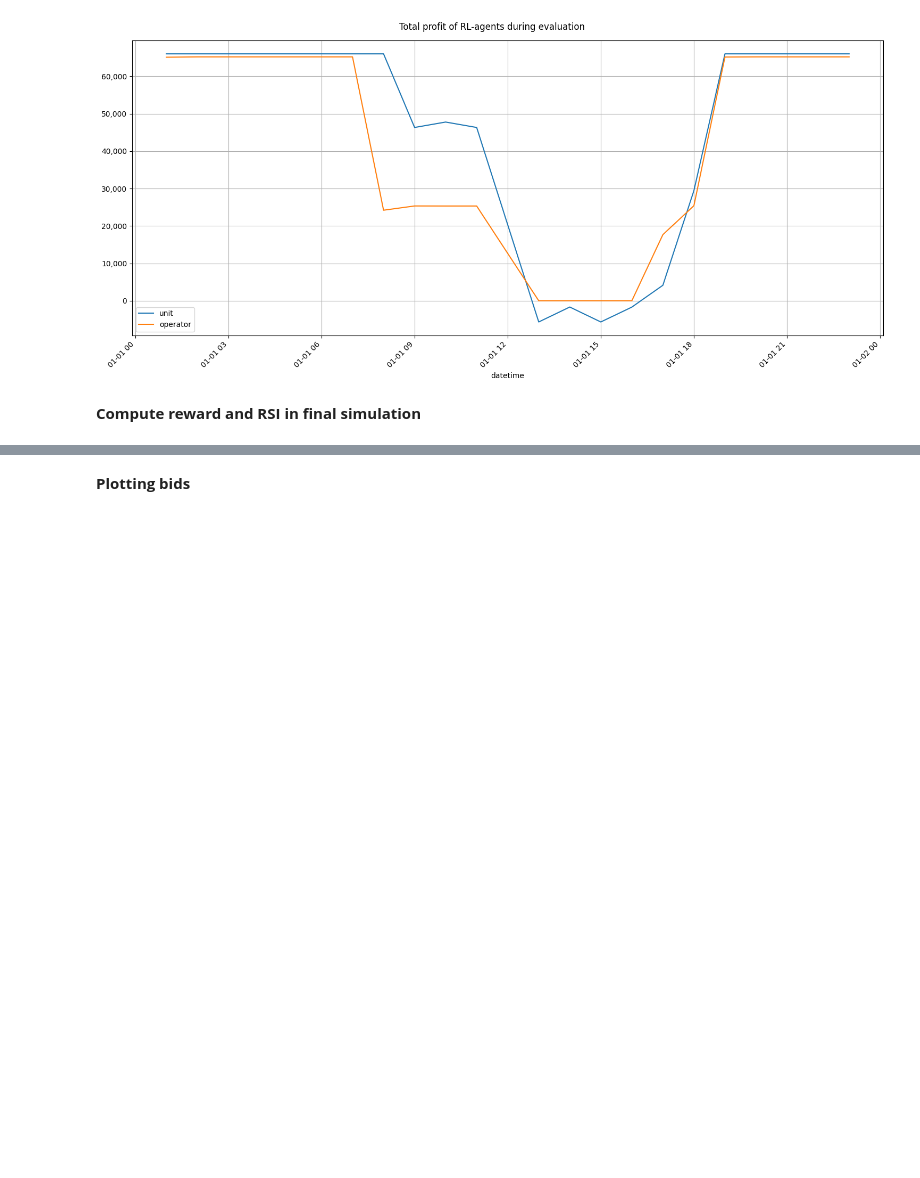
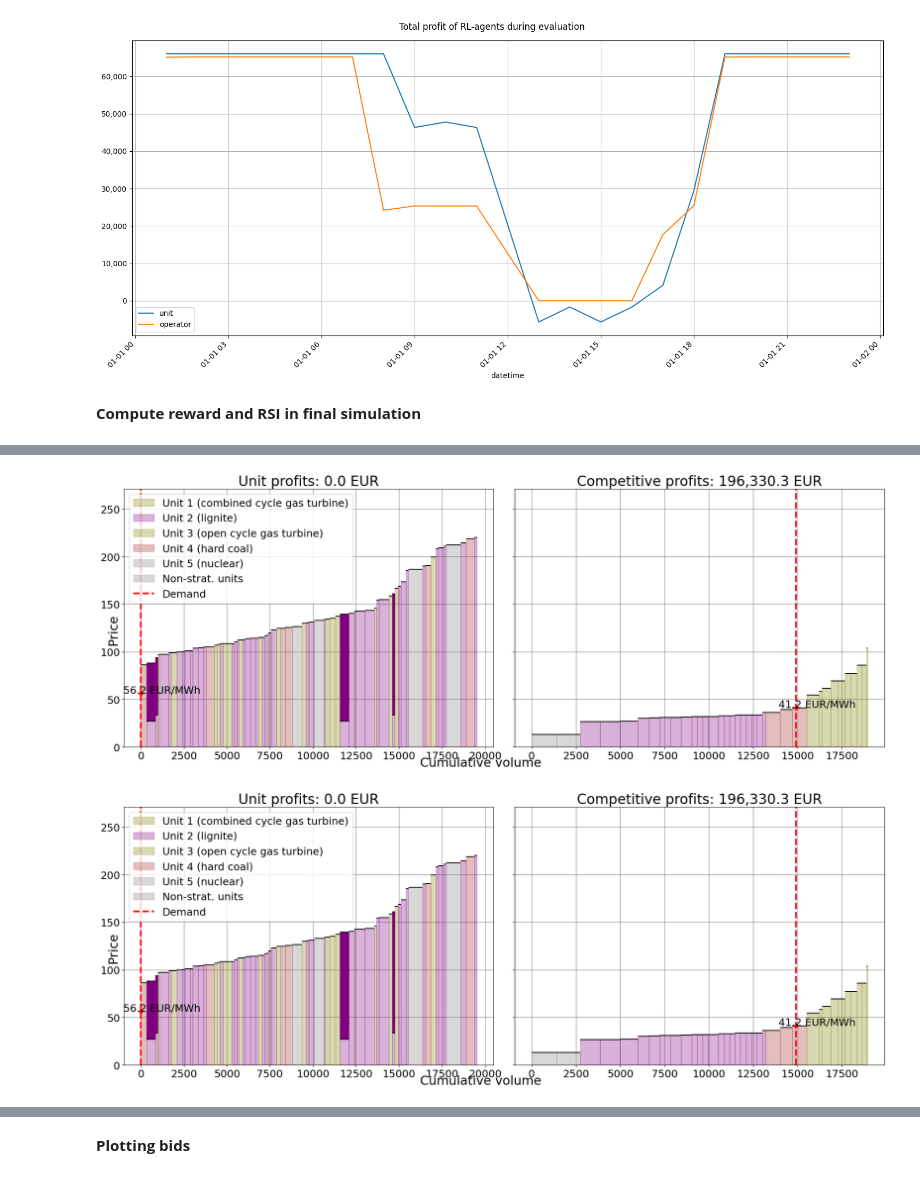
Before and after one commit to chiara-fb/assume, a Jupyter notebook: market_power/test_case.ipynb, the cells around one changed output, grey strips where cells are left out. Cells and saved outputs as stored; diff of their text form; code cells hidden in the pictures; blank space fills up the shorter version.

```diff
--- a/market_power/test_case.ipynb
+++ b/market_power/test_case.ipynb
@@ -581,7 +584,6 @@ gap_dfs = {}
 
 
 for name, example in zip(names, examples):
-    outputs_path = f"outputs/{example}/{example}_base"
     if name == "upper bound":
         df = read_market_orders(example, simulation_id="base_mc_base")
 
@@ -634,3 +714,9 @@ Market orders read.
+# %%
+from util_funcs.db_plot import *
+fig, ax = plot_supply_curves({k: bids_dfs[k] for k in ["unit", "competitive"]})
+# %% [output]
+[figure, added]
+[figure, added]
 # %%
 from util_funcs.db_plot import *
 fig, ax = plot_supply_curves({k: bids_dfs[k] for k in ["lower bound", "upper bound"]})
```
Also changed, not shown: parts of 6 cells of this notebook, 37 other files.
